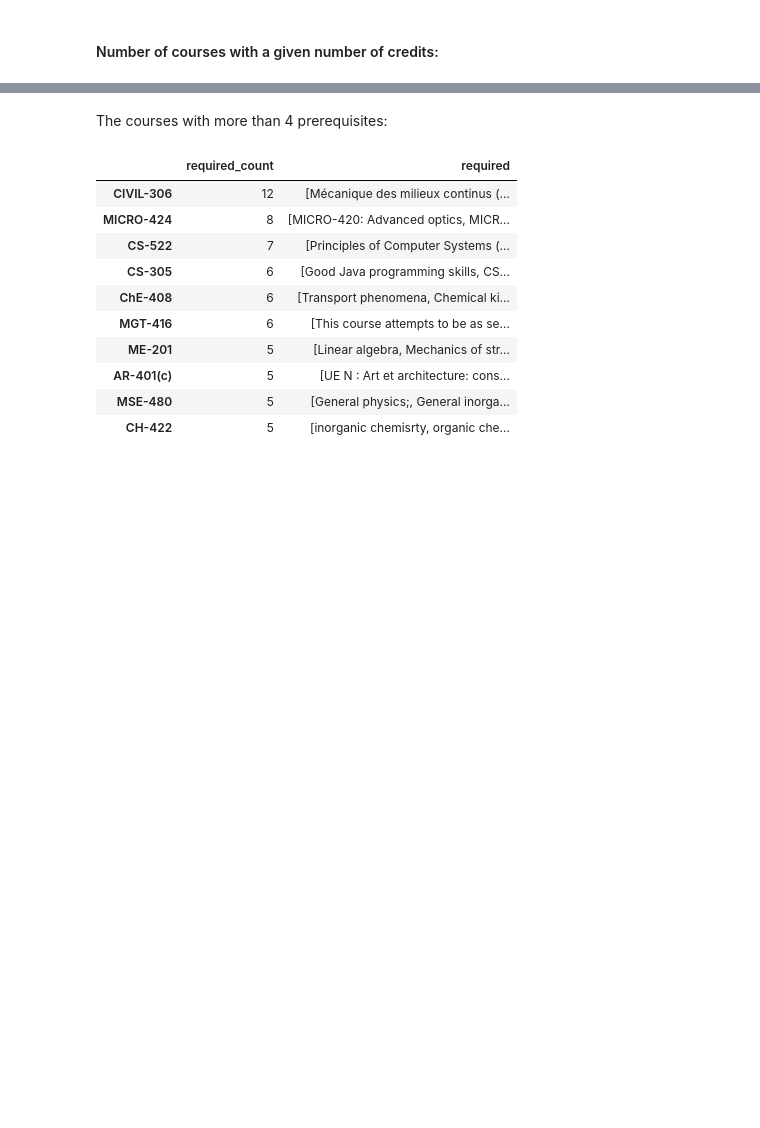
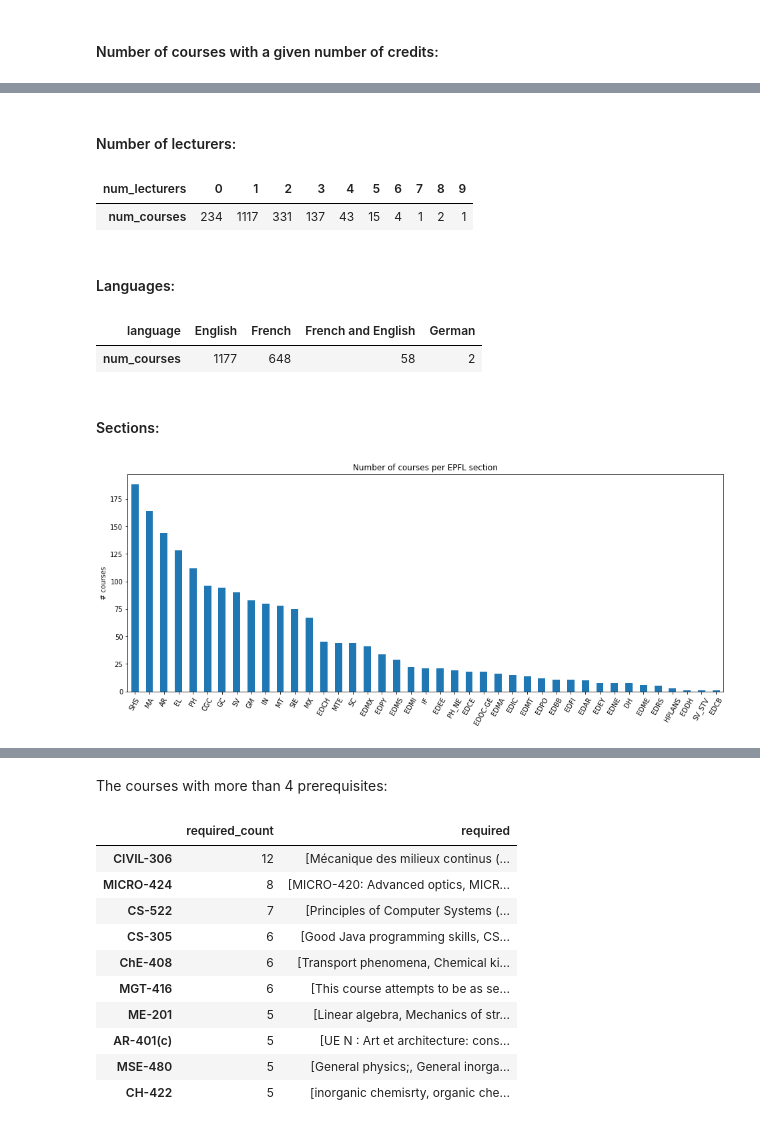
Before and after one commit to valentinoli/epfl-interactive-coursebook, a Jupyter notebook: python/analysis.ipynb, the cells around one changed output, grey strips where cells are left out. Saved outputs shown, nothing was run; the diff lists cells and outputs as text; code cells hidden in the pictures; blank space fills up the shorter version.

```diff
--- a/python/analysis.ipynb
+++ b/python/analysis.ipynb
@@ -104 +171,40 @@ courses['credits'].fillna(0).astype(int).value_counts().sort_index().to_frame().
+# %% [markdown]
+#### Number of lecturers:
+# %%
+lecturers_dist = (
+    courses['lecturers'].map(len)
+    .value_counts()
+    .sort_index()
+    .rename_axis(index='num_lecturers')
+    .to_frame('num_courses').T
+)
+
+lecturers_dist
+# %% [output]
+| num_lecturers | 0 | 1 | 2 | 3 | 4 | 5 | 6 | 7 | 8 | 9 |
+| num_courses | 234 | 1117 | 331 | 137 | 43 | 15 | 4 | 1 | 2 | 1 |
+# %% [markdown]
+#### Languages:
+# %%
+languages_dist = (
+    courses['language'].value_counts()
+    .rename_axis(index='language')
+    .to_frame('num_courses').T
+)
+
+languages_dist
+# %% [output]
+| language | English | French | French and English | German |
+| num_courses | 1177 | 648 | 58 | 2 |
+# %% [markdown]
+#### Sections:
+# %%
+courses['section'].value_counts().to_frame().plot.bar(figsize=(16, 6), legend=False)
+plt.title('Number of courses per EPFL section')
+plt.xticks(rotation=60)
+plt.ylabel('# courses')
+plt.savefig('plots/course_section_distribution.png')
+plt.show()
+# %% [output]
+[figure, added]
 # %% [markdown]
```
Also changed, not shown: parts of 21 cells of this notebook, 4 other files.
